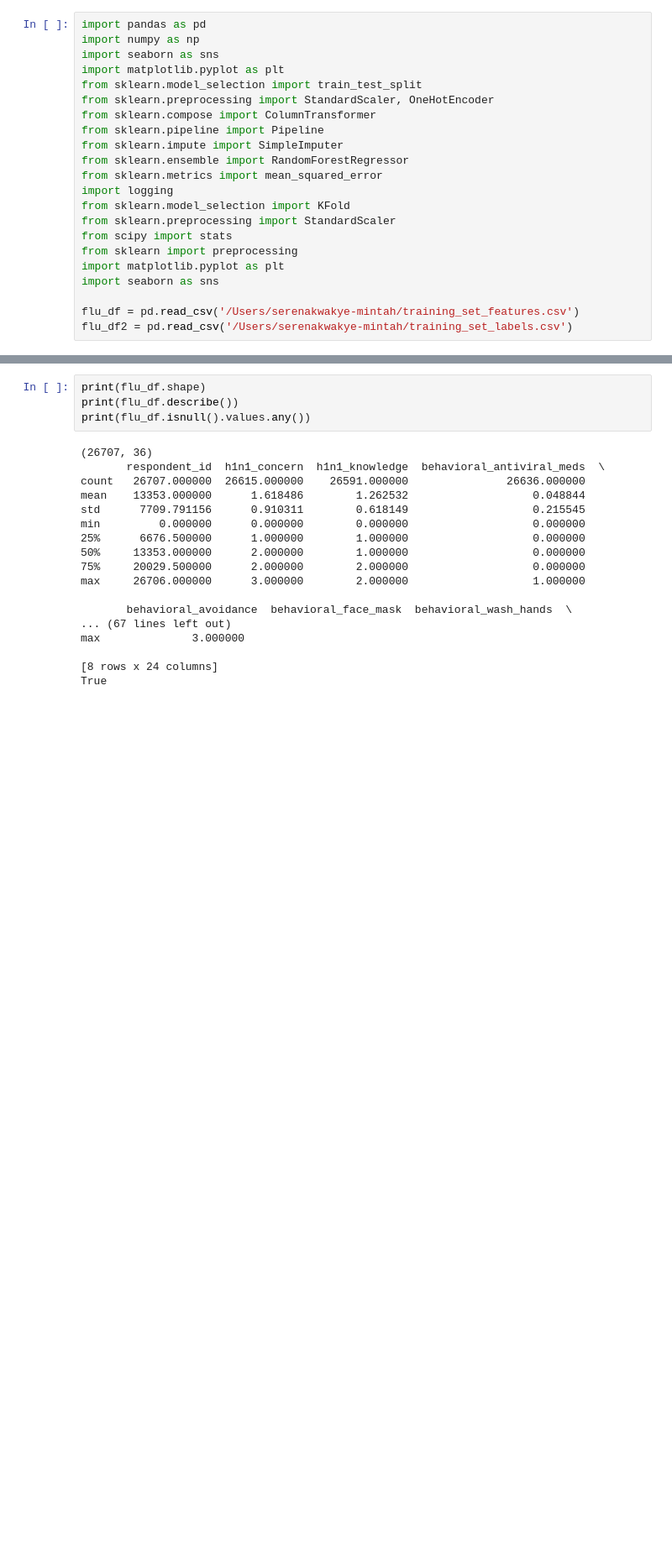
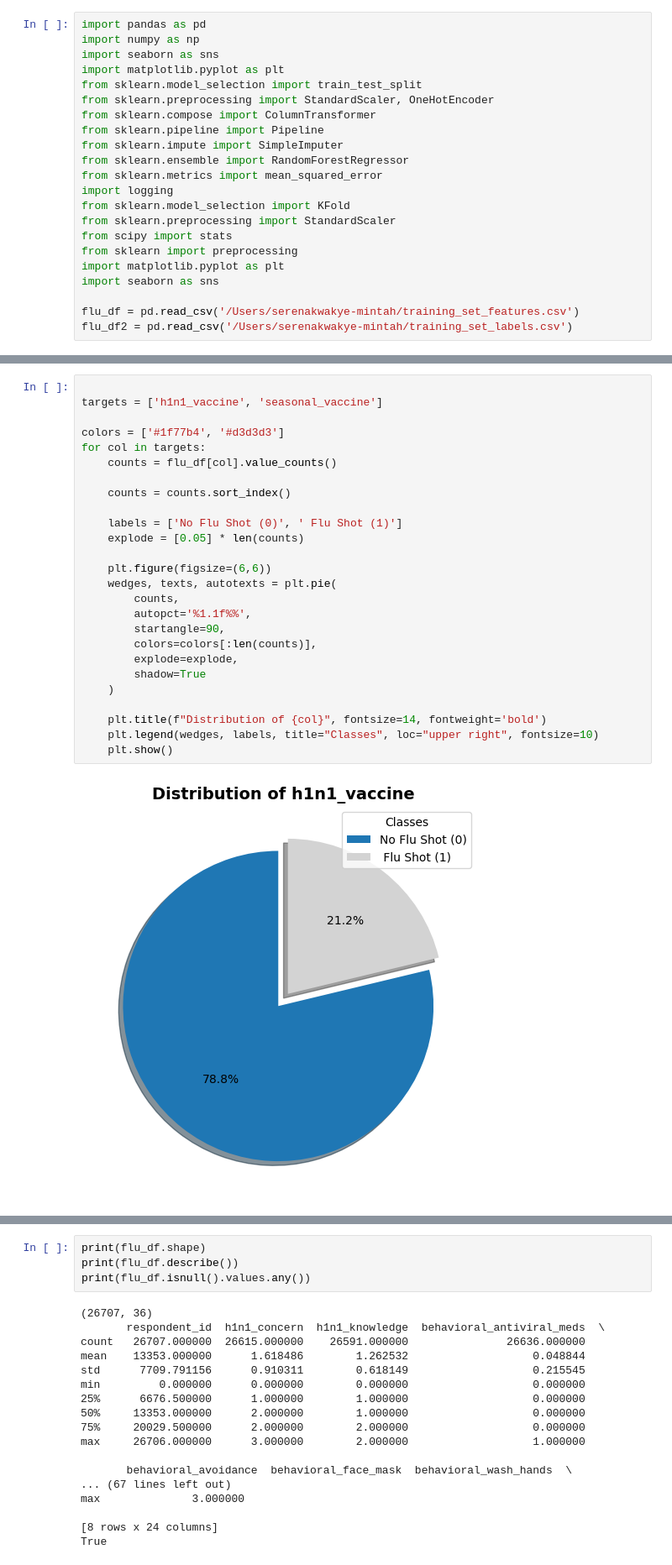
Before and after one commit to Mimikaymint/Team_Berlin, a Jupyter notebook: Team_Berlin/Misc/FLU_SHOT.ipynb, the cells around one changed output, grey strips where cells are left out. Shown: that part at 84% size. Drawn from its saved outputs; the diff is of its cells as text; blank space fills up the shorter version.

Commit message:
Update FLU_SHOT notebook with new changes

```diff
--- a/Team_Berlin/Misc/FLU_SHOT.ipynb
+++ b/Team_Berlin/Misc/FLU_SHOT.ipynb
@@ -25,0 +45,28 @@ flu_df
+# %%
+
+targets = ['h1n1_vaccine', 'seasonal_vaccine']
+
+colors = ['#1f77b4', '#d3d3d3']
+for col in targets:
+    counts = flu_df[col].value_counts()
+
+    counts = counts.sort_index()
+
+    labels = ['No Flu Shot (0)', ' Flu Shot (1)']
+    explode = [0.05] * len(counts)
+
+    plt.figure(figsize=(6,6))
+    wedges, texts, autotexts = plt.pie(
+        counts,
+        autopct='%1.1f%%',
+        startangle=90,
+        colors=colors[:len(counts)],
+        explode=explode,
+        shadow=True
+    )
+
+    plt.title(f"Distribution of {col}", fontsize=14, fontweight='bold')
+    plt.legend(wedges, labels, title="Classes", loc="upper right", fontsize=10)
+    plt.show()
+# %% [output]
+[figure, added]
```
Also changed, not shown: parts of 7 cells of this notebook.
